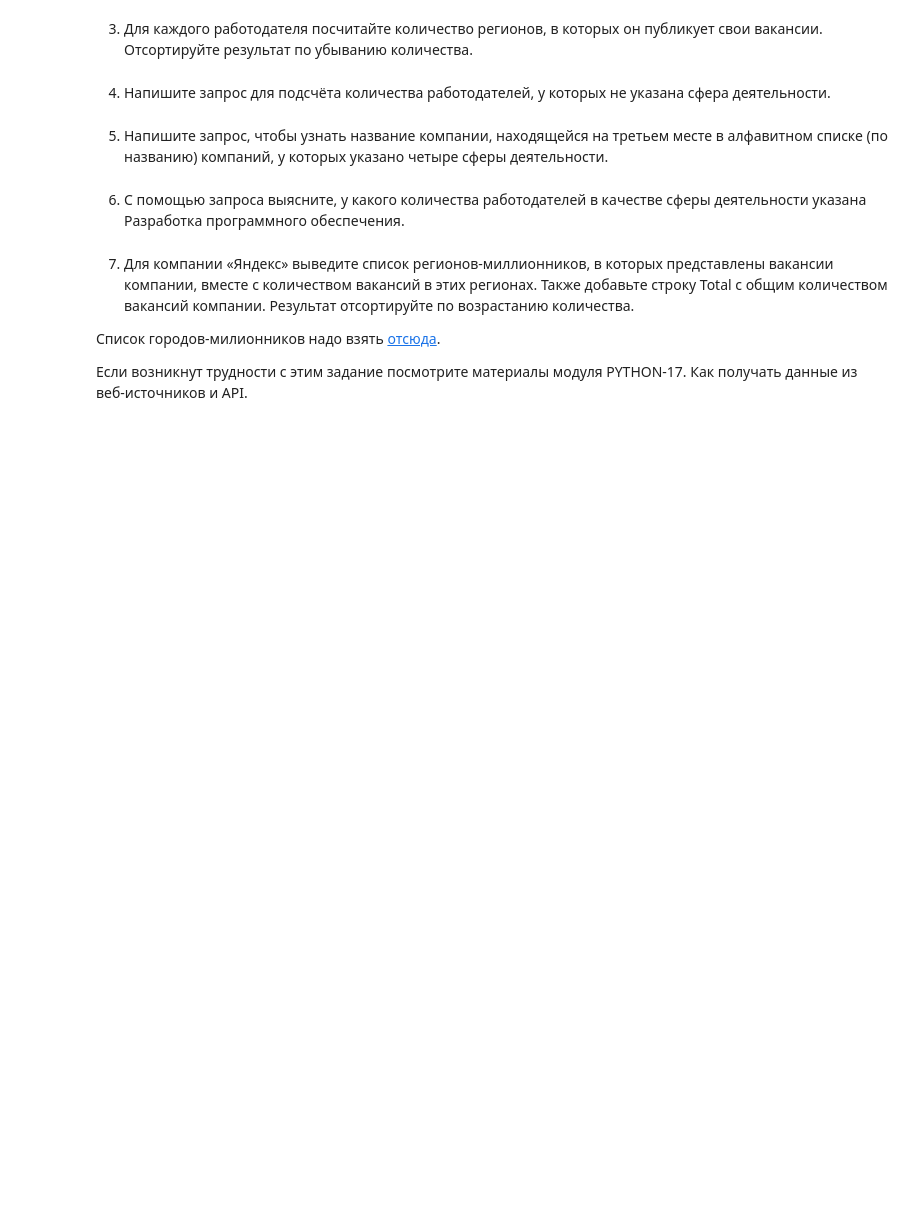
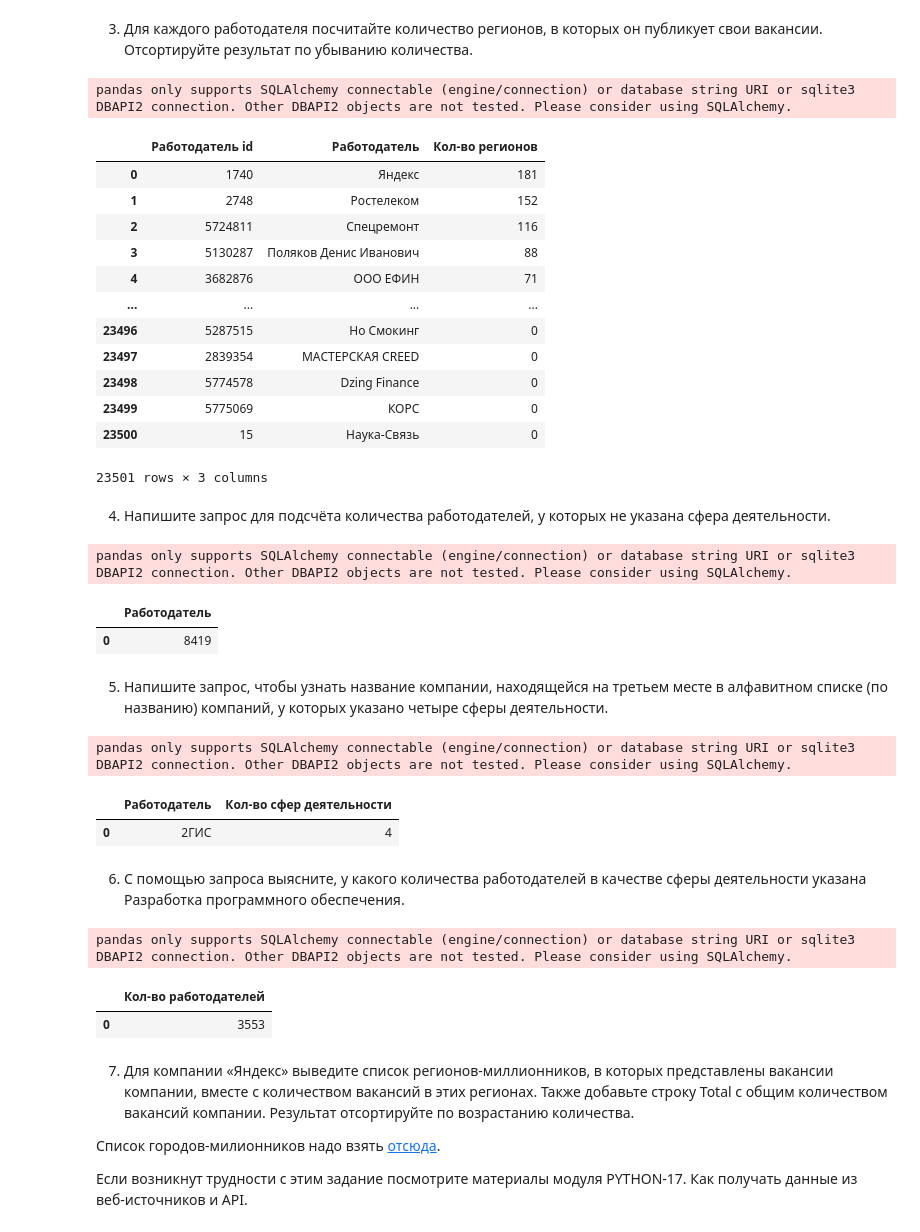
Before and after one commit to pelindzhinser/PROJECT_2, a Jupyter notebook: HH_PROJECT_2.ipynb, the cells around one changed output. Cells and saved outputs as stored; diff of their text form; code cells hidden in the pictures; blank space fills up the shorter version.

```diff
--- a/HH_PROJECT_2.ipynb
+++ b/HH_PROJECT_2.ipynb
@@ -381,8 +436,34 @@ plt.show()
 3. Для каждого работодателя посчитайте количество регионов, в которых он публикует свои вакансии. Отсортируйте результат по убыванию количества.
 # %%
 # текст запроса
+query_5_3 = f'''SELECT
+                    e.id AS "Работодатель id",
+                    e.name AS "Работодатель",
+                     COUNT(DISTINCT v.area_id) AS "Кол-во регионов"
+                FROM employers e
+                LEFT JOIN vacancies v ON e.id = v.employer_id
+                GROUP BY e.id, e.name
+                ORDER BY 3 DESC;
+'''
 # %%
 # результат запроса
+query5_3 = pd.read_sql_query(query_5_3, connection)
+query5_3
+# %% [output]
+pandas only supports SQLAlchemy connectable (engine/connection) or database string URI or sqlite3 DBAPI2 connection. Other DBAPI2 objects are not tested. Please consider using SQLAlchemy.
+|  | Работодатель id | Работодатель | Кол-во регионов |
+| 0 | 1740 | Яндекс | 181 |
+| 1 | 2748 | Ростелеком | 152 |
+| 2 | 5724811 | Спецремонт | 116 |
+| 3 | 5130287 | Поляков Денис Иванович | 88 |
+| 4 | 3682876 | ООО ЕФИН | 71 |
+| ... | ... | ... | ... |
+| 23496 | 5287515 | Но Смокинг | 0 |
+| 23497 | 2839354 | МАСТЕРСКАЯ CREED | 0 |
+| 23498 | 5774578 | Dzing Finance | 0 |
+| 23499 | 5775069 | КОРС | 0 |
+| 23500 | 15 | Наука-Связь | 0 |
+23501 rows × 3 columns
 # %% [markdown]
 4. Напишите запрос для подсчёта количества работодателей, у которых не указана сфера деятельности.
 # %%
@@ -390,5 +477,11 @@ plt.show()
 # %%
 # результат запроса
+query5_4 = pd.read_sql_query(query_5_4, connection)
+query5_4
+# %% [output]
+pandas only supports SQLAlchemy connectable (engine/connection) or database string URI or sqlite3 DBAPI2 connection. Other DBAPI2 objects are not tested. Please consider using SQLAlchemy.
+|  | Работодатель |
+| 0 | 8419 |
 # %% [markdown]
 5. Напишите запрос, чтобы узнать название компании, находящейся на третьем месте в алфавитном списке (по названию) компаний, у которых указано четыре сферы деятельности.
 # %%
@@ -396,5 +499,11 @@ plt.show()
 # %%
 # результат запроса
+query5_5 = pd.read_sql_query(query_5_5, connection)
+query5_5
+# %% [output]
+pandas only supports SQLAlchemy connectable (engine/connection) or database string URI or sqlite3 DBAPI2 connection. Other DBAPI2 objects are not tested. Please consider using SQLAlchemy.
+|  | Работодатель | Кол-во сфер деятельности |
+| 0 | 2ГИС | 4 |
 # %% [markdown]
 6. С помощью запроса выясните, у какого количества работодателей в качестве сферы деятельности указана Разработка программного обеспечения.
 # %%
@@ -402,5 +518,11 @@ plt.show()
 # %%
 # результат запроса
+query5_5 = pd.read_sql_query(query_5_5, connection)
+query5_5
+# %% [output]
+pandas only supports SQLAlchemy connectable (engine/connection) or database string URI or sqlite3 DBAPI2 connection. Other DBAPI2 objects are not tested. Please consider using SQLAlchemy.
+|  | Кол-во работодателей |
+| 0 | 3553 |
 # %% [markdown]
 7. Для компании «Яндекс» выведите список регионов-миллионников, в которых представлены вакансии компании, вместе с количеством вакансий в этих регионах. Также добавьте строку Total с общим количеством вакансий компании. Результат отсортируйте по возрастанию количества.
 
```
Also changed, not shown: parts of 31 cells of this notebook.
